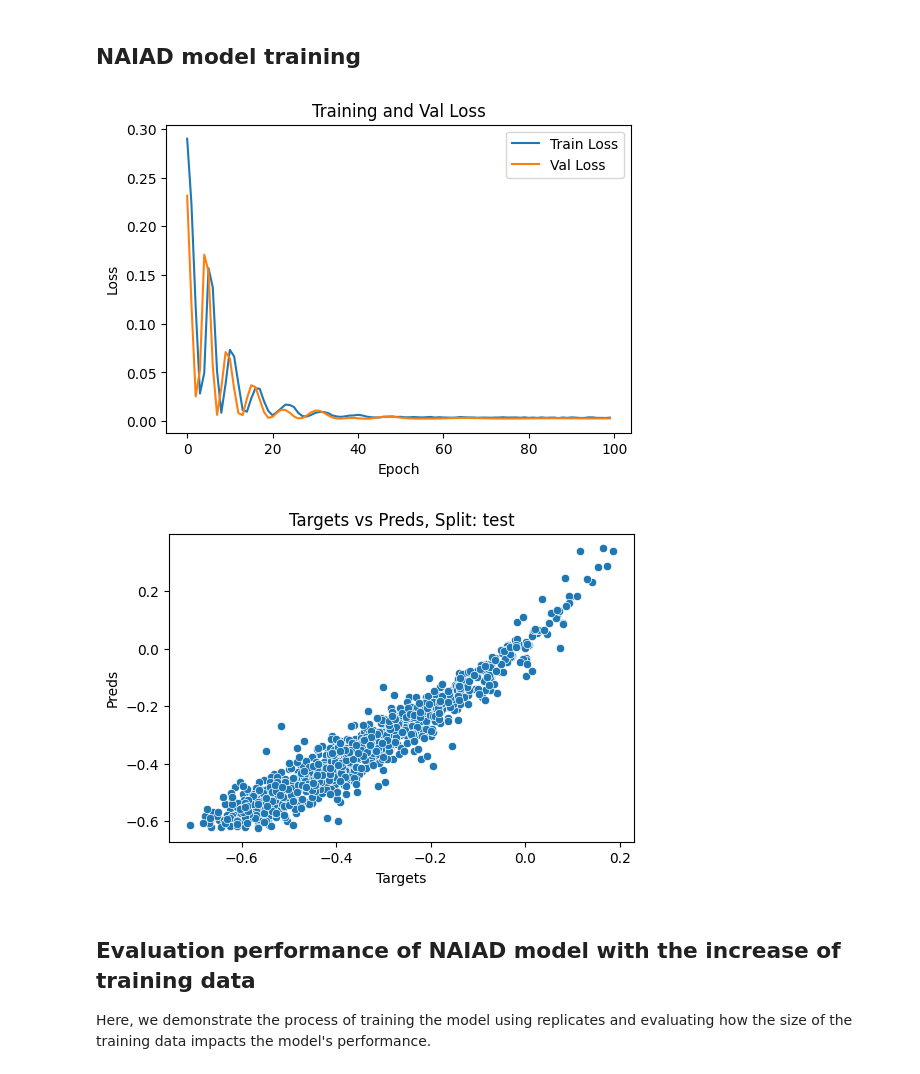
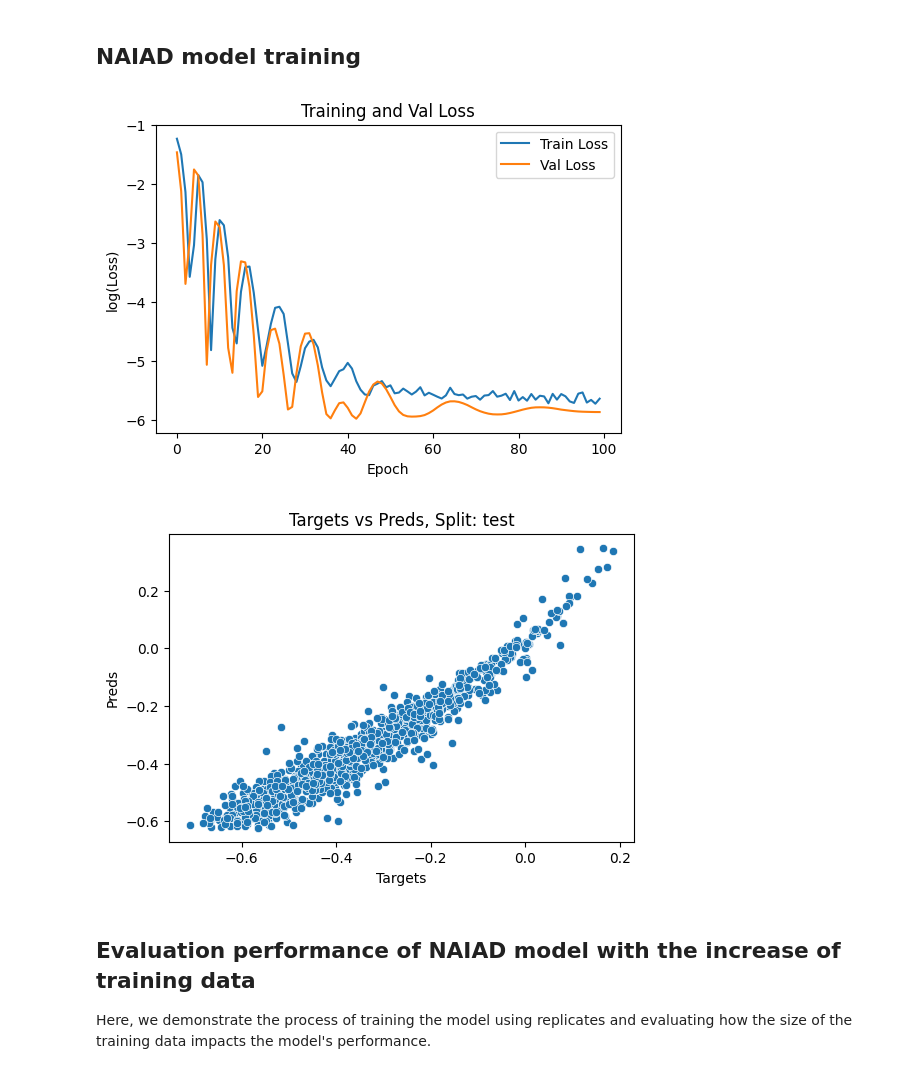
Before and after one commit to NeptuneBio/NAIAD, a Jupyter notebook: tutorials/naiad_tutorial.ipynb, the cells around one changed output. Drawn from its saved outputs; the diff is of its cells as text; code cells hidden in the pictures.

```diff
--- a/tutorials/naiad_tutorial.ipynb
+++ b/tutorials/naiad_tutorial.ipynb
@@ -67,11 +67,11 @@ naiad_model.train_model(ranking_model = False)
 naiad_model.generate_preds(use_best=True)
 # %%
 # plot results
-fig = naiad_model.plot_loss_curves(log=False)
+fig = naiad_model.plot_loss_curves(log=True)
 fig = naiad_model.plot_preds('test')
 # %% [output]
-[figure, old version]
+[figure, new version]
-[figure, old version]
+[figure, new version]
 # %%
 # extract relevant data from object
 model = naiad_model.model                 # final model after training
```
Also changed, not shown: parts of 3 cells of this notebook.
